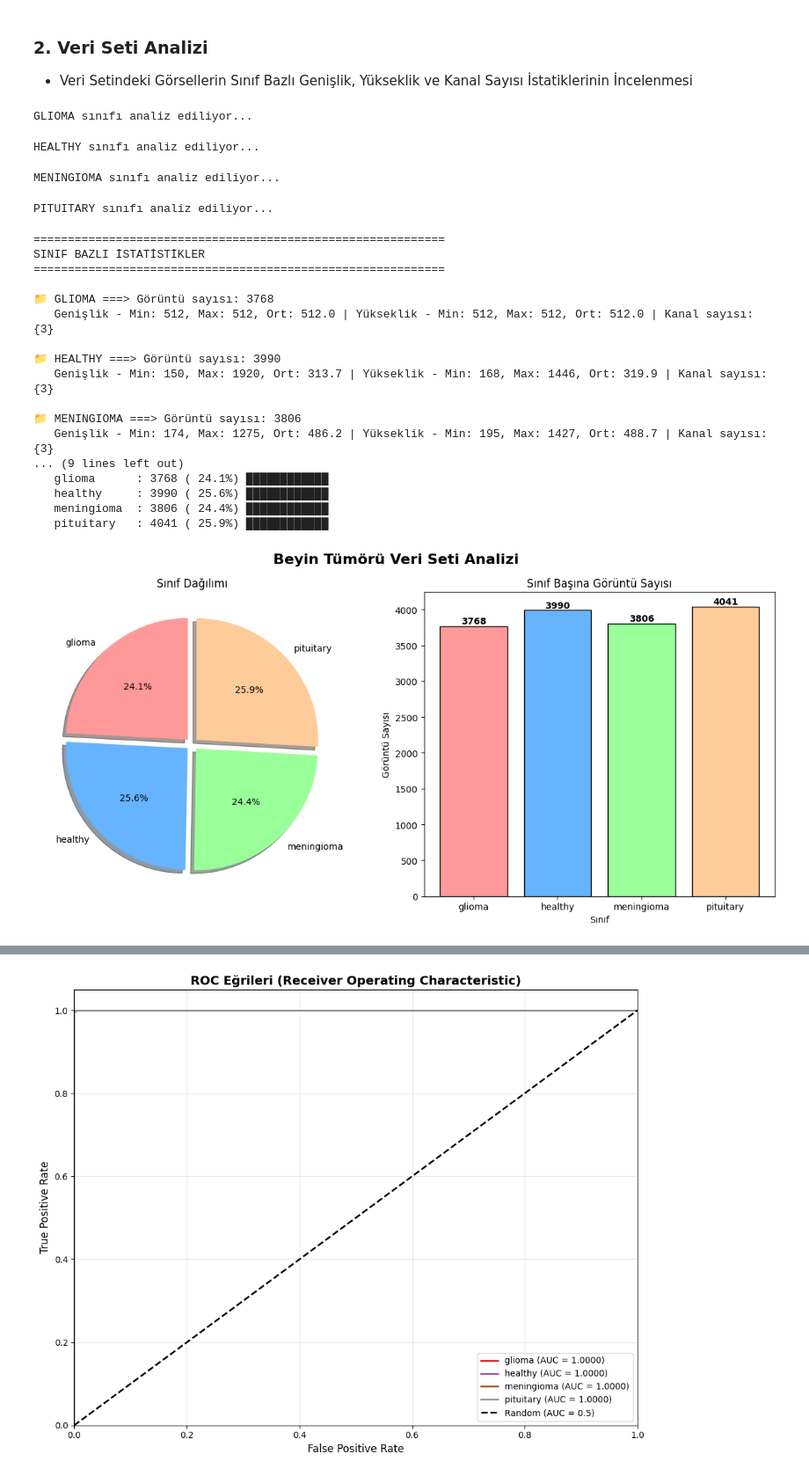
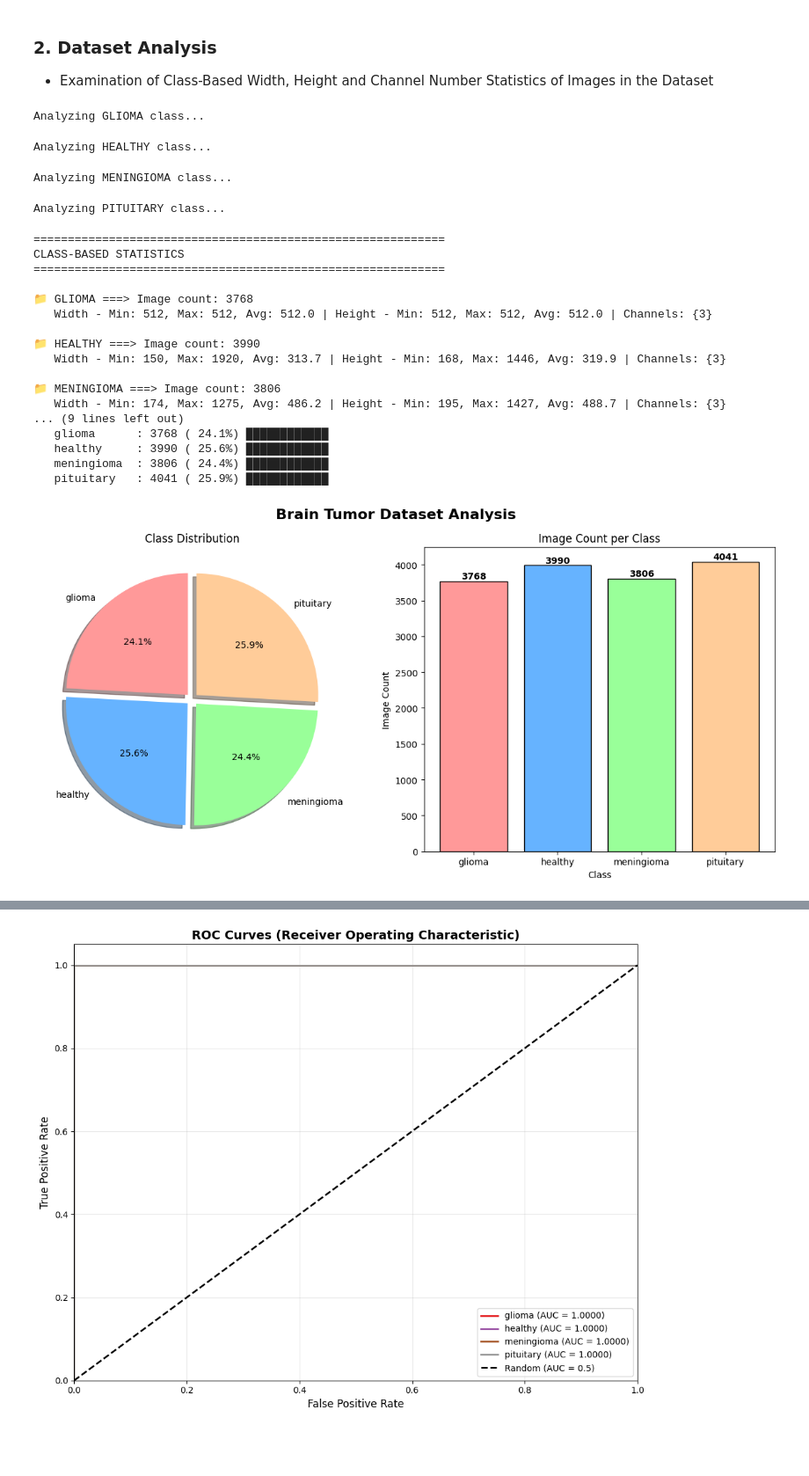
Before and after one commit to ZehraKucuker/brain_tumor_classification, a Jupyter notebook: brain_tumor_classification.ipynb, the cells around one changed output, grey strips where cells are left out. Shown at 88% size. Saved outputs shown, nothing was run; the diff lists cells and outputs as text; code cells hidden in the pictures; blank space fills up the shorter version.

```diff
--- a/brain_tumor_classification.ipynb
+++ b/brain_tumor_classification.ipynb
@@ -50,9 +50,9 @@ Sınıflar: ['glioma', 'healthy', 'meningioma', 'pituitary']
 # %% [markdown]
-### **2. Veri Seti Analizi**
+### **2. Dataset Analysis**
 
-- Veri Setindeki Görsellerin Sınıf Bazlı Genişlik, Yükseklik ve Kanal Sayısı İstatiklerinin İncelenmesi
+- Examination of Class-Based Width, Height and Channel Number Statistics of Images in the Dataset
 # %%
-# Analiz Fonksiyonu
+# Analysis Function
 def analyze_dataset():
     class_stats = {}
     all_images_info = []
@@ -61,10 +61,10 @@ def analyze_dataset():
         class_path = os.path.join(DATASET_PATH, class_name)
 
         if not os.path.exists(class_path):
-            print(f"UYARI: {class_path} klasörü bulunamadı!")
+            print(f"WARNING: {class_path} folder not found!")
             continue
 
-        # Görüntü dosyalarını listele
+        # List image files
         image_files = [f for f in os.listdir(class_path)
                        if f.lower().endswith(('.png', '.jpg', '.jpeg', '.bmp', '.tif', '.tiff'))]
 
@@ -75,7 +75,7 @@ def analyze_dataset():
             'channels': []
         }
 
-        print(f"\n{class_name.upper()} sınıfı analiz ediliyor...")
+        print(f"\nAnalyzing {class_name.upper()} class...")
 
         for img_file in tqdm(image_files, desc=f"{class_name}"):
             img_path = os.path.join(class_path, img_file)
@@ -101,14 +101,14 @@ def analyze_dataset():
 
 class_stats, all_images_info = analyze_dataset()
 # %% [output]
-GLIOMA sınıfı analiz ediliyor...
+Analyzing GLIOMA class...
-HEALTHY sınıfı analiz ediliyor...
+Analyzing HEALTHY class...
-MENINGIOMA sınıfı analiz ediliyor...
+Analyzing MENINGIOMA class...
-PITUITARY sınıfı analiz ediliyor...
+Analyzing PITUITARY class...
 # %%
-# İstatistiklerin görüntülenmesi
+# Display statistics
 print("\n" + "=" * 60)
-print("SINIF BAZLI İSTATİSTİKLER")
+print("CLASS-BASED STATISTICS")
 print("=" * 60)
 
 total_images = 0
@@ -117,69 +117,69 @@ for class_name, stats in class_stats.items():
     count = stats['count']
     total_images += count
 
-    print(f"\n📁 {class_name.upper()} ===> Görüntü sayısı: {count}")
+    print(f"\n📁 {class_name.upper()} ===> Image count: {count}")
 
     if stats['widths']:
-        print(f"   Genişlik - Min: {min(stats['widths'])}, Max: {max(stats['widths'])}, Ort: {np.mean(stats['widths']):.1f} | " +
-              f"Yükseklik - Min: {min(stats['heights'])}, Max: {max(stats['heights'])}, Ort: {np.mean(stats['heights']):.1f} | " +
-              f"Kanal sayısı: {set(stats['channels'])}")
+        print(f"   Width - Min: {min(stats['widths'])}, Max: {max(stats['widths'])}, Avg: {np.mean(stats['widths']):.1f} | " +
+              f"Height - Min: {min(stats['heights'])}, Max: {max(stats['heights'])}, Avg: {np.mean(stats['heights']):.1f} | " +
+              f"Channels: {set(stats['channels'])}")
 
 print(f"\n{'=' * 60}")
-print(f"TOPLAM GÖRÜNTÜ SAYISI: {total_images}")
+print(f"TOTAL IMAGE COUNT: {total_images}")
 print(f"{'=' * 60}")
 
-# Sınıf dağılımı yüzdeleri
-print("\n📊 SINIF DAĞILIMI:")
+# Class distribution percentages
+print("\n📊 CLASS DISTRIBUTION:")
 for class_name, stats in class_stats.items():
     percentage = (stats['count'] / total_images) * 100 if total_images > 0 else 0
     bar = "█" * int(percentage / 2)
     print(f"   {class_name:12s}: {stats['count']:4d} ({percentage:5.1f}%) {bar}")
 # %% [output]
 ============================================================
-SINIF BAZLI İSTATİSTİKLER
+CLASS-BASED STATISTICS
 ============================================================
 
-📁 GLIOMA ===> Görüntü sayısı: 3768
-   Genişlik - Min: 512, Max: 512, Ort: 512.0 | Yükseklik - Min: 512, Max: 512, Ort: 512.0 | Kanal sayısı: {3}
+📁 GLIOMA ===> Image count: 3768
+   Width - Min: 512, Max: 512, Avg: 512.0 | Height - Min: 512, Max: 512, Avg: 512.0 | Channels: {3}
 
-📁 HEALTHY ===> Görüntü sayısı: 3990
-   Genişlik - Min: 150, Max: 1920, Ort: 313.7 | Yükseklik - Min: 168, Max: 1446, Ort: 319.9 | Kanal sayısı: {3}
+📁 HEALTHY ===> Image count: 3990
+   Width - Min: 150, Max: 1920, Avg: 313.7 | Height - Min: 168, Max: 1446, Avg: 319.9 | Channels: {3}
 
-📁 MENINGIOMA ===> Görüntü sayısı: 3806
-   Genişlik - Min: 174, Max: 1275, Ort: 486.2 | Yükseklik - Min: 195, Max: 1427, Ort: 488.7 | Kanal sayısı: {3}
+📁 MENINGIOMA ===> Image count: 3806
+   Width - Min: 174, Max: 1275, Avg: 486.2 | Height - Min: 195, Max: 1427, Avg: 488.7 | Channels: {3}
 ... (9 lines left out)
    glioma      : 3768 ( 24.1%) ████████████
    healthy     : 3990 ( 25.6%) ████████████
    meningioma  : 3806 ( 24.4%) ████████████
    pituitary   : 4041 ( 25.9%) ████████████
 # %%
-# Veri seti dağılım grafikleri
+# Dataset distribution charts
 fig, axes = plt.subplots(1, 2, figsize=(12, 6))
-fig.suptitle('Beyin Tümörü Veri Seti Analizi', fontsize=16, fontweight='bold')
+fig.suptitle('Brain Tumor Dataset Analysis', fontsize=16, fontweight='bold')
 
-# 1. Sınıf dağılımı pasta grafiği
+# 1. Class distribution pie chart
 ax1 = axes[0]
 counts = [stats['count'] for stats in class_stats.values()]
 labels = list(class_stats.keys())
 colors = ['#ff9999', '#66b3ff', '#99ff99', '#ffcc99']
 explode = (0.05, 0.05, 0.05, 0.05)
 
 ax1.pie(counts, explode=explode, labels=labels, colors=colors, autopct='%1.1f%%',
         shadow=True, startangle=90)
-ax1.set_title('Sınıf Dağılımı')
+ax1.set_title('Class Distribution')
 
-# 2. Sınıf dağılımı bar grafiği
+# 2. Class distribution bar chart
 ax2 = axes[1]
 bars = ax2.bar(labels, counts, color=colors, edgecolor='black')
-ax2.set_xlabel('Sınıf')
-ax2.set_ylabel('Görüntü Sayısı')
-ax2.set_title('Sınıf Başına Görüntü Sayısı')
+ax2.set_xlabel('Class')
+ax2.set_ylabel('Image Count')
+ax2.set_title('Image Count per Class')
 for bar, count in zip(bars, counts):
     ax2.text(bar.get_x() + bar.get_width()/2, bar.get_height() + 5,
             str(count), ha='center', va='bottom', fontweight='bold')
 
 plt.tight_layout()
 plt.show()
 # %% [output]
-[figure, old version]
+[figure, new version]
 # %%
```
Also changed, not shown: parts of 23 cells of this notebook, 2 other files.
